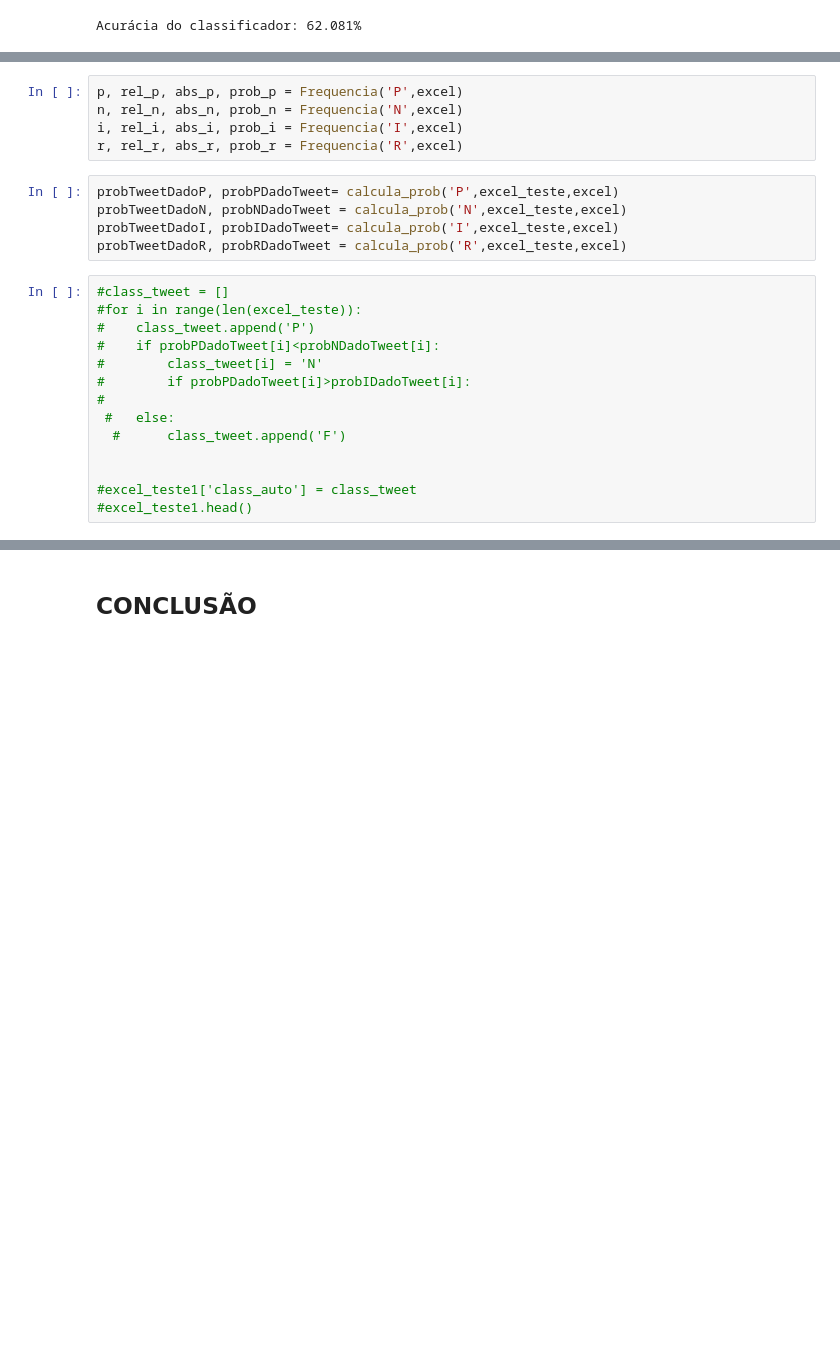
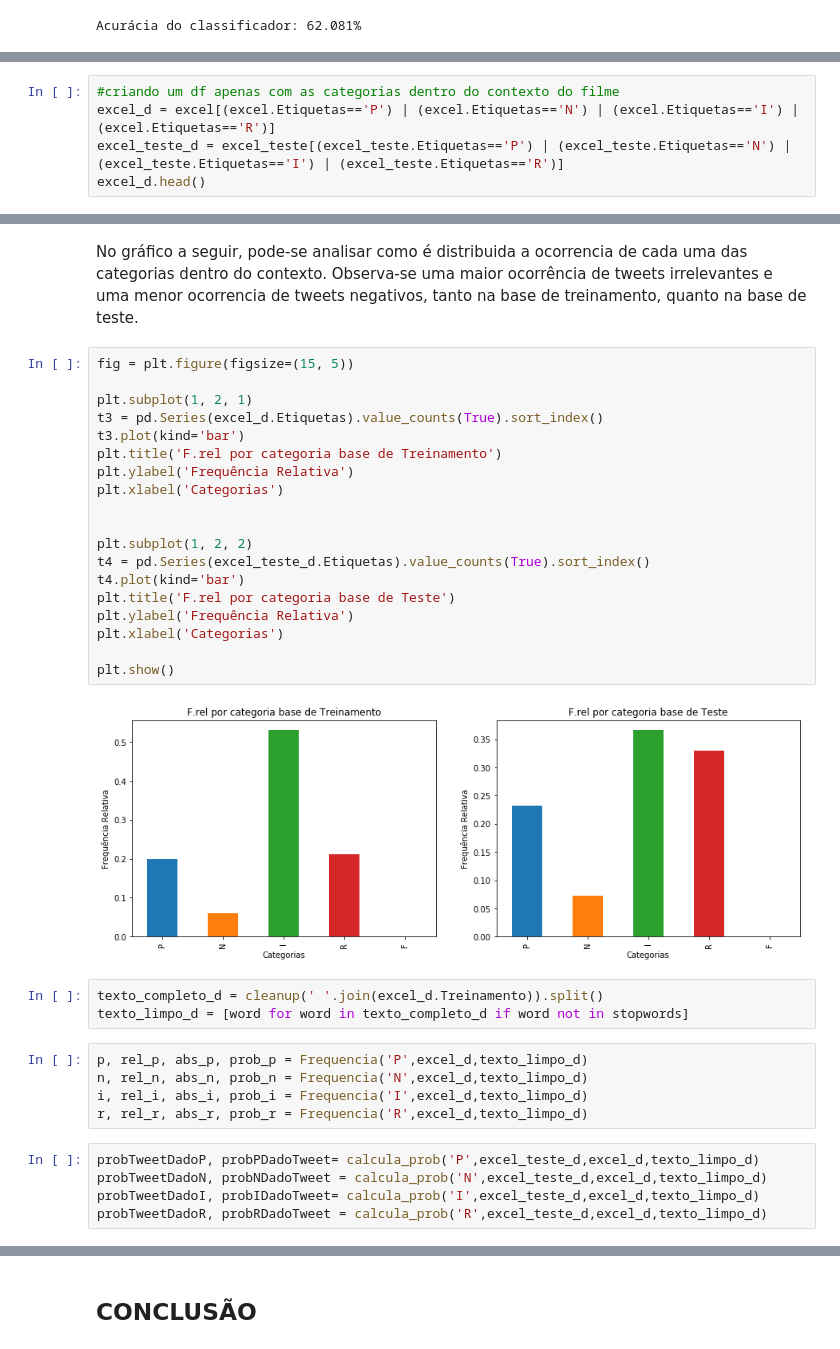
Before and after one commit to beatrizcf2/P1_Cdados_BW, a Jupyter notebook: Projeto 1 - Joker.ipynb, the cells around one changed output, grey strips where cells are left out. Cells and saved outputs as stored; diff of their text form; blank space fills up the shorter version.

```diff
--- a/Projeto 1 - Joker.ipynb
+++ b/Projeto 1 - Joker.ipynb
@@ -463,0 +404,5 @@ Acurácia do classificador: 62.081%
+# %%
+#criando um df apenas com as categorias dentro do contexto do filme
+excel_d = excel[(excel.Etiquetas=='P') | (excel.Etiquetas=='N') | (excel.Etiquetas=='I') | (excel.Etiquetas=='R')]
+excel_teste_d = excel_teste[(excel_teste.Etiquetas=='P') | (excel_teste.Etiquetas=='N') | (excel_teste.Etiquetas=='I') | (excel_teste.Etiquetas=='R')]
+excel_d.head()
@@ -464,24 +416,36 @@ Acurácia do classificador: 62.081%
+# %% [markdown]
+No gráfico a seguir, pode-se analisar como é distribuida a ocorrencia de cada uma das categorias dentro do contexto. Observa-se uma maior ocorrência de tweets irrelevantes e uma menor ocorrencia de tweets negativos, tanto na base de treinamento, quanto na base de teste.
+# %%
+fig = plt.figure(figsize=(15, 5))
+
+plt.subplot(1, 2, 1)
+t3 = pd.Series(excel_d.Etiquetas).value_counts(True).sort_index()
+t3.plot(kind='bar')
+plt.title('F.rel por categoria base de Treinamento')
+plt.ylabel('Frequência Relativa')
+plt.xlabel('Categorias')
+
+
+plt.subplot(1, 2, 2)
+t4 = pd.Series(excel_teste_d.Etiquetas).value_counts(True).sort_index()
+t4.plot(kind='bar')
+plt.title('F.rel por categoria base de Teste')
+plt.ylabel('Frequência Relativa')
+plt.xlabel('Categorias')
+
+plt.show()
+# %% [output]
+[figure, added]
+# %%
+texto_completo_d = cleanup(' '.join(excel_d.Treinamento)).split()
+texto_limpo_d = [word for word in texto_completo_d if word not in stopwords]
 # %%
-p, rel_p, abs_p, prob_p = Frequencia('P',excel)
-n, rel_n, abs_n, prob_n = Frequencia('N',excel)
-i, rel_i, abs_i, prob_i = Frequencia('I',excel)
-r, rel_r, abs_r, prob_r = Frequencia('R',excel)
+p, rel_p, abs_p, prob_p = Frequencia('P',excel_d,texto_limpo_d)
+n, rel_n, abs_n, prob_n = Frequencia('N',excel_d,texto_limpo_d)
+i, rel_i, abs_i, prob_i = Frequencia('I',excel_d,texto_limpo_d)
+r, rel_r, abs_r, prob_r = Frequencia('R',excel_d,texto_limpo_d)
 # %%
-probTweetDadoP, probPDadoTweet= calcula_prob('P',excel_teste,excel)
-probTweetDadoN, probNDadoTweet = calcula_prob('N',excel_teste,excel)
-probTweetDadoI, probIDadoTweet= calcula_prob('I',excel_teste,excel)
-probTweetDadoR, probRDadoTweet = calcula_prob('R',excel_teste,excel)
+probTweetDadoP, probPDadoTweet= calcula_prob('P',excel_teste_d,excel_d,texto_limpo_d)
+probTweetDadoN, probNDadoTweet = calcula_prob('N',excel_teste_d,excel_d,texto_limpo_d)
+probTweetDadoI, probIDadoTweet= calcula_prob('I',excel_teste_d,excel_d,texto_limpo_d)
+probTweetDadoR, probRDadoTweet = calcula_prob('R',excel_teste_d,excel_d,texto_limpo_d)
-# %%
-#class_tweet = []
-#for i in range(len(excel_teste)):
-#    class_tweet.append('P')
-#    if probPDadoTweet[i]<probNDadoTweet[i]:
-#        class_tweet[i] = 'N'
-#        if probPDadoTweet[i]>probIDadoTweet[i]:
-#
- #   else:
-  #      class_tweet.append('F')
-
-
-#excel_teste1['class_auto'] = class_tweet
-#excel_teste1.head()
```
Also changed, not shown: parts of 29 cells of this notebook, 1 other file.
